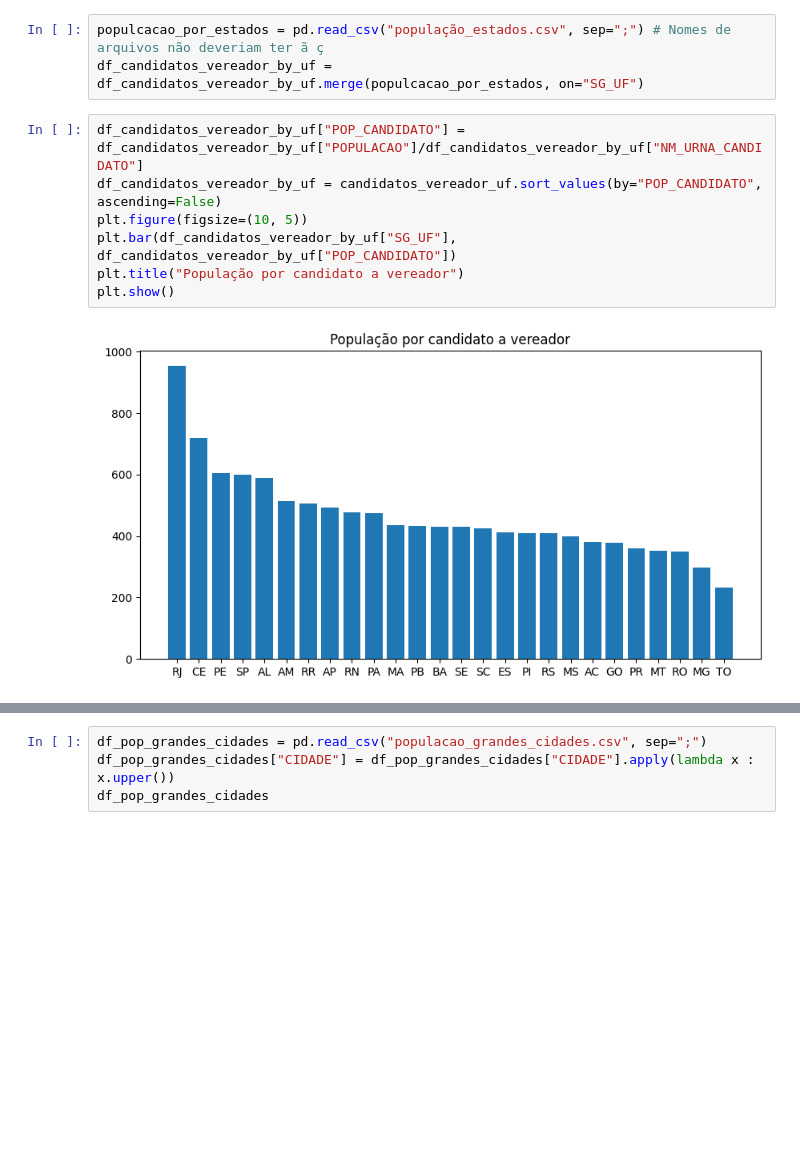
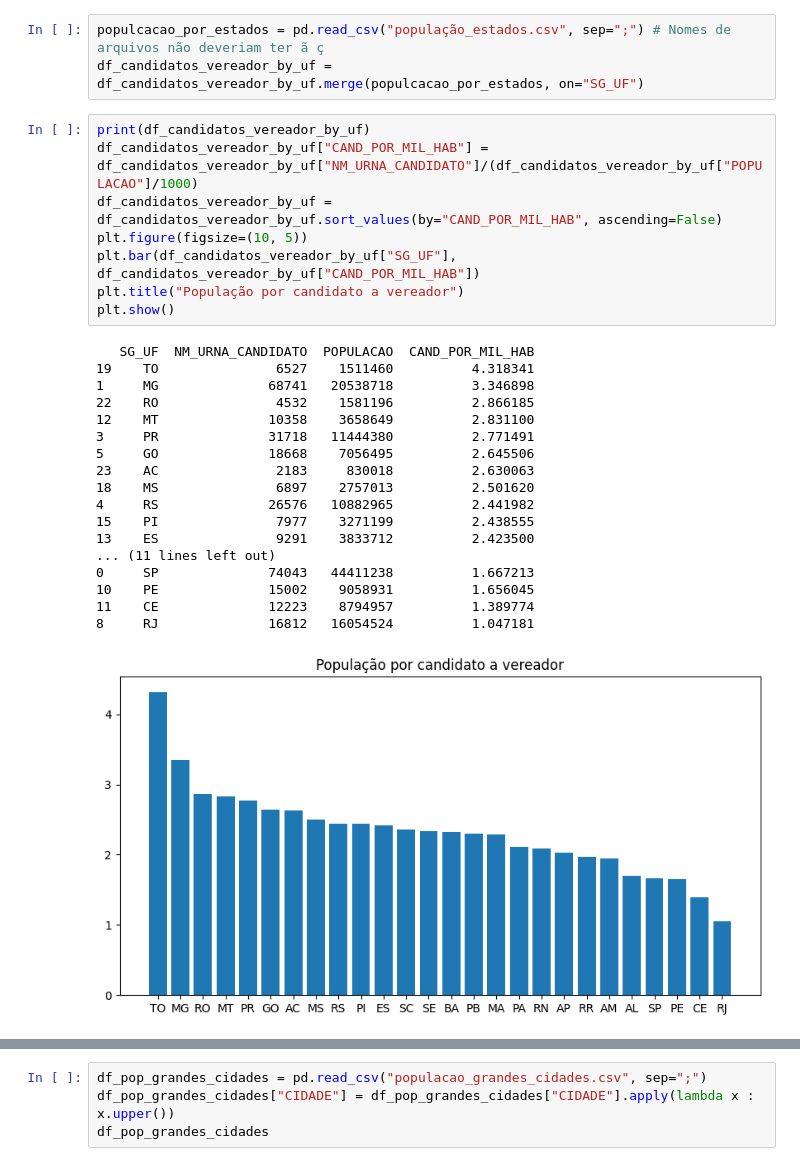
Before and after one commit to nfmmendes/eleicoes-2024-brasil, a Jupyter notebook: Eleições 2024.ipynb, the cells around one changed output, grey strips where cells are left out. Saved outputs shown, nothing was run; the diff lists cells and outputs as text; blank space fills up the shorter version.

Commit message:
Refactor candidate/pop charts

```diff
--- a/Eleições 2024.ipynb
+++ b/Eleições 2024.ipynb
@@ -27,13 +27,31 @@ plt.show()
 populcacao_por_estados = pd.read_csv("população_estados.csv", sep=";") # Nomes de arquivos não deveriam ter ã ç
 df_candidatos_vereador_by_uf = df_candidatos_vereador_by_uf.merge(populcacao_por_estados, on="SG_UF")
 # %%
-df_candidatos_vereador_by_uf["POP_CANDIDATO"] = df_candidatos_vereador_by_uf["POPULACAO"]/df_candidatos_vereador_by_uf["NM_URNA_CANDIDATO"]
-df_candidatos_vereador_by_uf = candidatos_vereador_uf.sort_values(by="POP_CANDIDATO", ascending=False)
+print(df_candidatos_vereador_by_uf)
+df_candidatos_vereador_by_uf["CAND_POR_MIL_HAB"] = df_candidatos_vereador_by_uf["NM_URNA_CANDIDATO"]/(df_candidatos_vereador_by_uf["POPULACAO"]/1000)
+df_candidatos_vereador_by_uf = df_candidatos_vereador_by_uf.sort_values(by="CAND_POR_MIL_HAB", ascending=False)
 plt.figure(figsize=(10, 5))
-plt.bar(df_candidatos_vereador_by_uf["SG_UF"], df_candidatos_vereador_by_uf["POP_CANDIDATO"])
+plt.bar(df_candidatos_vereador_by_uf["SG_UF"], df_candidatos_vereador_by_uf["CAND_POR_MIL_HAB"])
 plt.title("População por candidato a vereador")
 plt.show()
 # %% [output]
+   SG_UF  NM_URNA_CANDIDATO  POPULACAO  CAND_POR_MIL_HAB
+19    TO               6527    1511460          4.318341
+1     MG              68741   20538718          3.346898
+22    RO               4532    1581196          2.866185
+12    MT              10358    3658649          2.831100
+3     PR              31718   11444380          2.771491
+5     GO              18668    7056495          2.645506
+23    AC               2183     830018          2.630063
+18    MS               6897    2757013          2.501620
+4     RS              26576   10882965          2.441982
+15    PI               7977    3271199          2.438555
+13    ES               9291    3833712          2.423500
+... (11 lines left out)
+0     SP              74043   44411238          1.667213
+10    PE              15002    9058931          1.656045
+11    CE              12223    8794957          1.389774
+8     RJ              16812   16054524          1.047181
-[figure, old version]
+[figure, new version]
 # %%
 df_candidatos_prefeitura_by_uf = df_candidatos_prefeitura_by_uf.merge(populcacao_por_estados, on="SG_UF")
```
Also changed, not shown: parts of 3 cells of this notebook.
